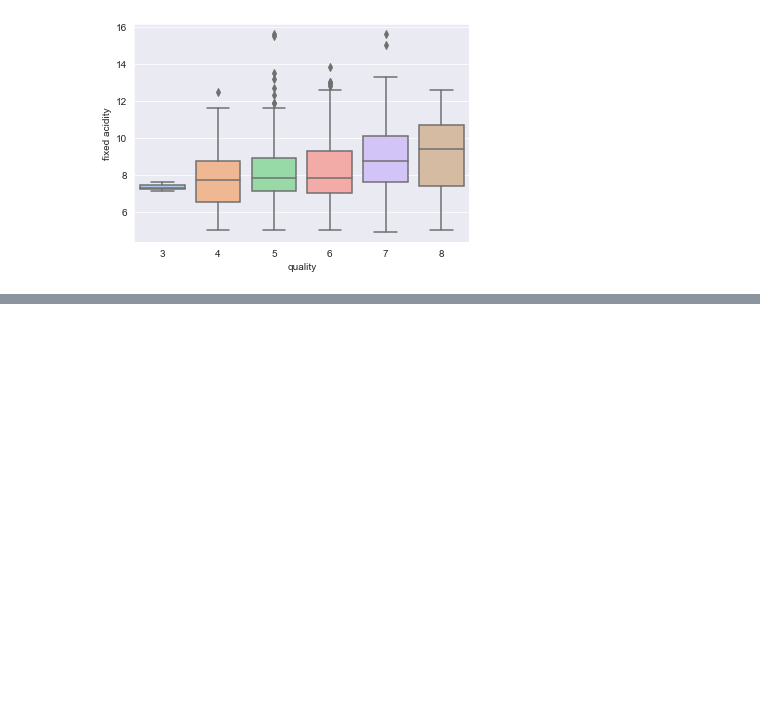
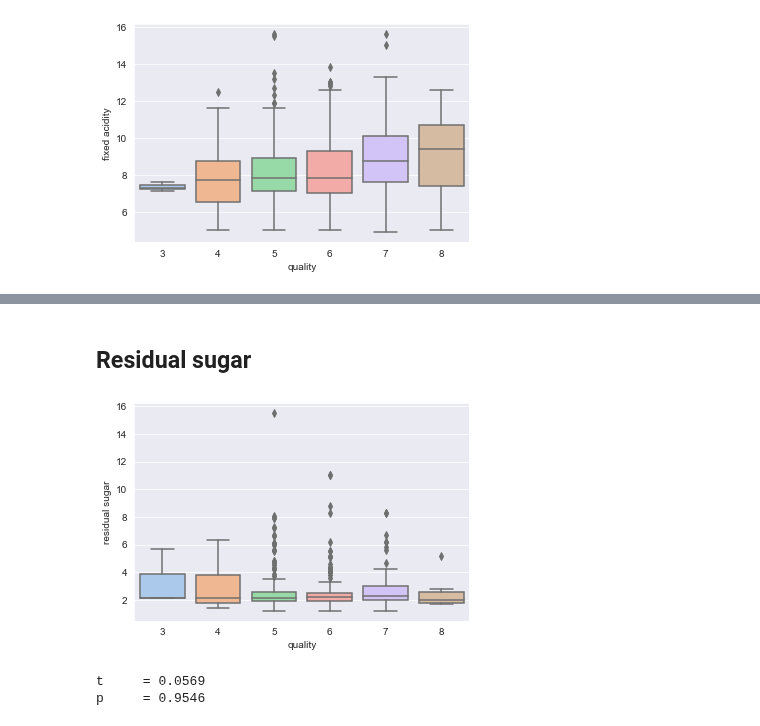
Before and after one commit to Michael-Austin-Mesa/wine-classification-project, a Jupyter notebook: final_report.ipynb, the cells around one changed output, grey strips where cells are left out. Drawn from its saved outputs; the diff is of its cells as text; code cells hidden in the pictures; blank space fills up the shorter version.

```diff
--- a/final_report.ipynb
+++ b/final_report.ipynb
@@ -89,0 +136,11 @@ e.get_fixed_acid_boxplot(train)
+# %% [markdown]
+## Residual sugar
+# %%
+e.get_residual_sugar_boxplot(train)
+# %% [output]
+[figure, added]
+# %%
+e.get_ind_ttest_residsugar(train)
+# %% [output]
+t     = 0.0569
+p     = 0.9546
```
Also changed, not shown: parts of 17 cells of this notebook.
